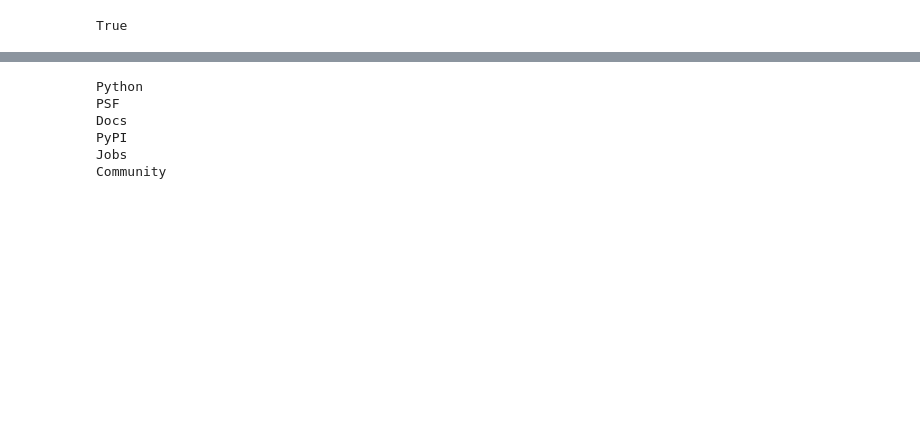
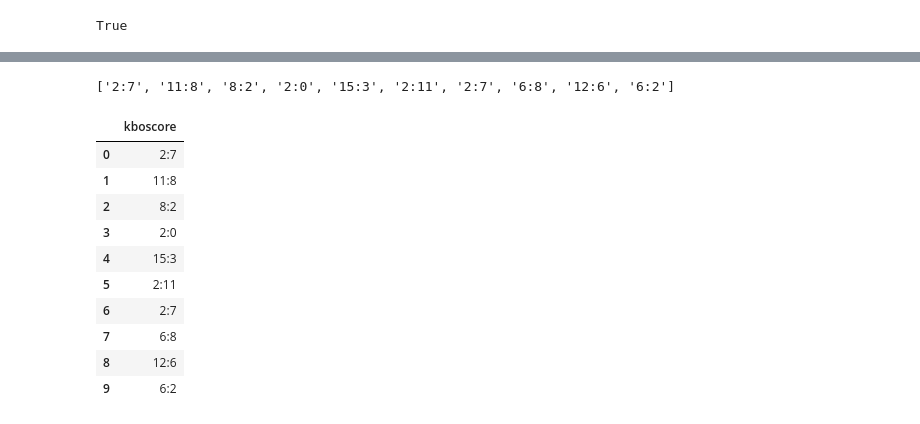
Before and after one commit to dlsdndia/Python, a Jupyter notebook: 0624/Untitled.ipynb, the cells around one changed output, grey strips where cells are left out. Cells and saved outputs as stored; diff of their text form; code cells hidden in the pictures; blank space fills up the shorter version.

```diff
--- a/0624/Untitled.ipynb
+++ b/0624/Untitled.ipynb
@@ -510,0 +134,5 @@ for index in range(10):
+# %%
+b=soup2.select('p#book_title')
+a=soup2.select('p#author')
+for b, a in zip(b, a):
+    print('{}  /  {}'.format(b.get_text(), a.get_text()))
@@ -510,0 +197,4 @@ for index in range(10):
+# %%
+url = 'https://sports.news.naver.com/kbaseball/schedule/index.nhn'
+kbo = requests.get(url).text
+soup_kbo = BeautifulSoup( kbo, 'lxml')
@@ -510,0 +221,3 @@ for index in range(10):
+# %%
+lk = soup_kbo.select('td strong.td_score ')[0:10]
+lk
@@ -510,0 +235,6 @@ for index in range(10):
+# %%
+kboscore = [ a.get_text() for a in lk[0:10] ]
+# %%
+kboscore
+# %% [output]
+['2:7', '11:8', '8:2', '2:0', '15:3', '2:11', '2:7', '6:8', '12:6', '6:2']
@@ -510,0 +243,16 @@ for index in range(10):
+# %%
+s1 = { 'kboscore':kboscore}
+df = pd.DataFrame( s1, columns = ['kboscore'])
+df
+# %% [output]
+|  | kboscore |
+| 0 | 2:7 |
+| 1 | 11:8 |
+| 2 | 8:2 |
+| 3 | 2:0 |
+| 4 | 15:3 |
+| 5 | 2:11 |
+| 6 | 2:7 |
+| 7 | 6:8 |
+| 8 | 12:6 |
+| 9 | 6:2 |
@@ -516,23 +267,0 @@ brower.get( 'http://python.org' )   # 이렇게 나와야 잘 깔린 것 (아나
-# %%
-import time
-
-browser = webdriver.Chrome()
-browser.get( 'http://python.org' )
-
-menus = browser.find_elements_by_css_selector( '#top ul.menu li' )
-
-pypi = None
-for m in menus:
-    if m.text == 'PyPI':
-        pypi = m
-    print( m.text )
-
-time.sleep( 5 )
-pypi.click()    # 이 스크립트가 pypi를 클릭해줌
-# %% [output]
-Python
-PSF
-Docs
-PyPI
-Jobs
-Community
```
Also changed, not shown: parts of 91 cells of this notebook, 2 other files.
